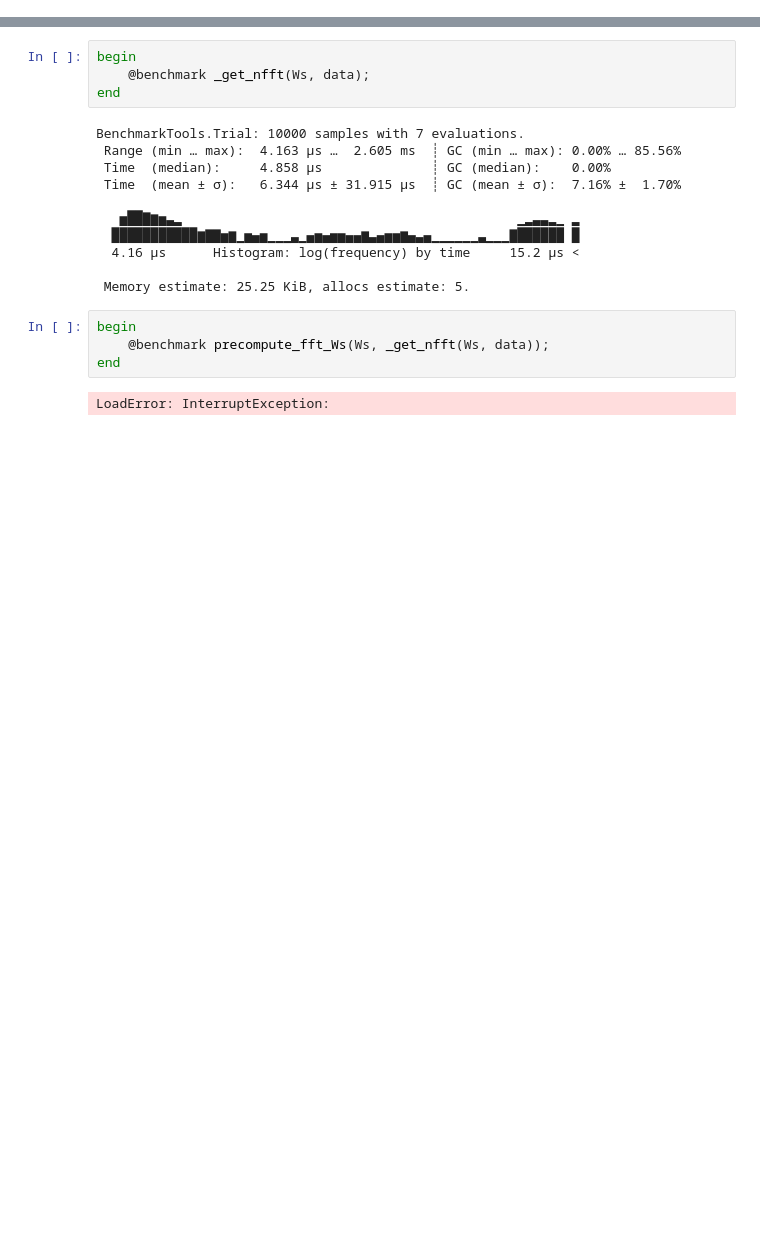
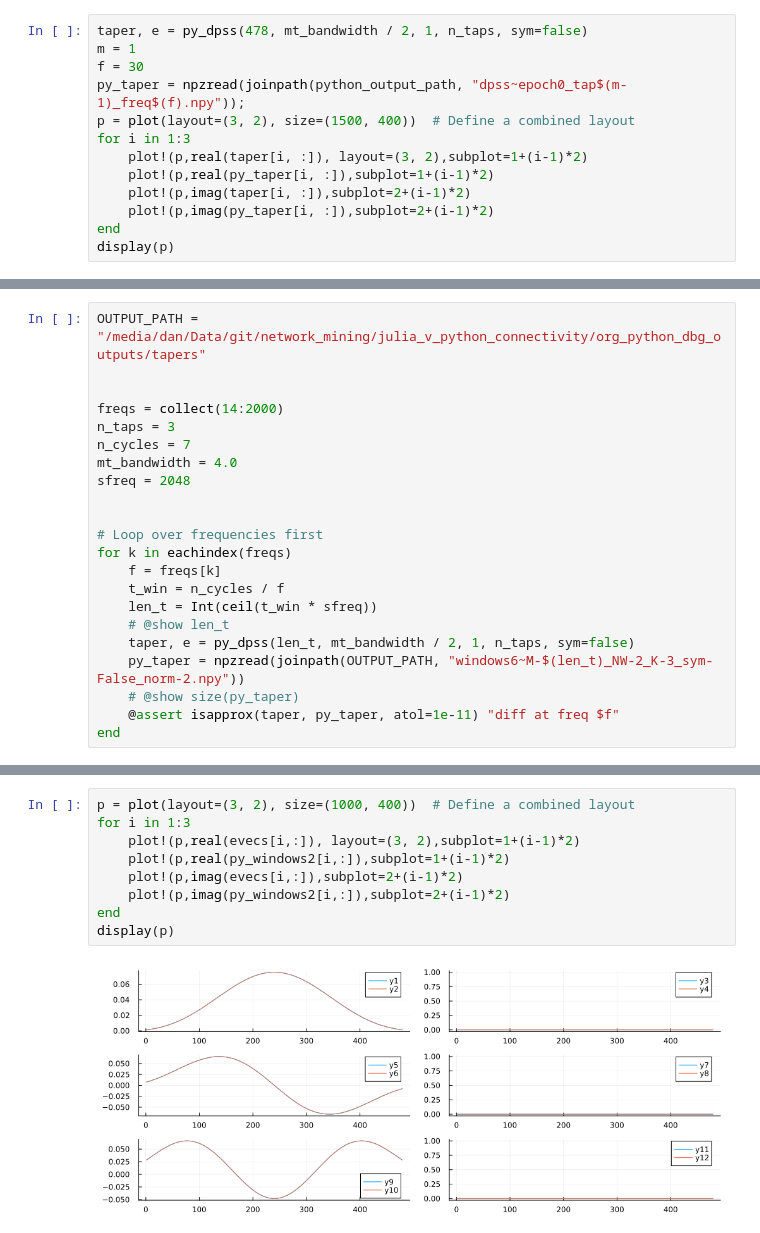
Before and after one commit to wendeldr/network_mining, a Jupyter notebook: julia_v_python_connectivity/temp.ipynb, the cells around one changed output, grey strips where cells are left out. Saved outputs shown, nothing was run; the diff lists cells and outputs as text; blank space fills up the shorter version.

```diff
--- a/julia_v_python_connectivity/temp.ipynb
+++ b/julia_v_python_connectivity/temp.ipynb
@@ -9,0 +303,13 @@ using BenchmarkTools
+# %%
+taper, e = py_dpss(478, mt_bandwidth / 2, 1, n_taps, sym=false)
+m = 1
+f = 30
+py_taper = npzread(joinpath(python_output_path, "dpss~epoch0_tap$(m-1)_freq$(f).npy"));
+p = plot(layout=(3, 2), size=(1500, 400))  # Define a combined layout
+for i in 1:3
+    plot!(p,real(taper[i, :]), layout=(3, 2),subplot=1+(i-1)*2)
+    plot!(p,real(py_taper[i, :]),subplot=1+(i-1)*2)
+    plot!(p,imag(taper[i, :]),subplot=2+(i-1)*2)
+    plot!(p,imag(py_taper[i, :]),subplot=2+(i-1)*2)
+end
+display(p)
@@ -9,0 +318,22 @@ using BenchmarkTools
+# %%
+OUTPUT_PATH = "/media/dan/Data/git/network_mining/julia_v_python_connectivity/org_python_dbg_outputs/tapers"
+
+
+freqs = collect(14:2000)
+n_taps = 3
+n_cycles = 7
+mt_bandwidth = 4.0
+sfreq = 2048
+
+
+# Loop over frequencies first
+for k in eachindex(freqs)
+    f = freqs[k]
+    t_win = n_cycles / f
+    len_t = Int(ceil(t_win * sfreq))
+    # @show len_t
+    taper, e = py_dpss(len_t, mt_bandwidth / 2, 1, n_taps, sym=false)
+    py_taper = npzread(joinpath(OUTPUT_PATH, "windows6~M-$(len_t)_NW-2_K-3_sym-False_norm-2.npy"))
+    # @show size(py_taper)
+    @assert isapprox(taper, py_taper, atol=1e-11) "diff at freq $f"
+end
@@ -64,21 +429,11 @@ end
-# %%
-begin
-    @benchmark _get_nfft(Ws, data);
-end
-# %% [output]
-BenchmarkTools.Trial: 10000 samples with 7 evaluations.
- Range (min … max):  4.163 μs …  2.605 ms  ┊ GC (min … max): 0.00% … 85.56%
- Time  (median):     4.858 μs              ┊ GC (median):    0.00%
- Time  (mean ± σ):   6.344 μs ± 31.915 μs  ┊ GC (mean ± σ):  7.16% ±  1.70%
-
-   ▅██▇▆▅▃▂                                           ▁▂▃▃▂▁ ▂
-  ███████████▆▇▇▅▆▁▅▄▅▁▁▁▃▁▄▅▄▅▅▄▄▆▃▄▅▅▆▄▃▄▁▁▁▁▁▁▃▁▁▁▇██████ █
-  4.16 μs      Histogram: log(frequency) by time     15.2 μs <
-
- Memory estimate: 25.25 KiB, allocs estimate: 5.
-# %%
-begin
-    @benchmark precompute_fft_Ws(Ws, _get_nfft(Ws, data));
-end
-# %% [output]
-LoadError: InterruptException:
+# %%
+p = plot(layout=(3, 2), size=(1000, 400))  # Define a combined layout
+for i in 1:3
+    plot!(p,real(evecs[i,:]), layout=(3, 2),subplot=1+(i-1)*2)
+    plot!(p,real(py_windows2[i,:]),subplot=1+(i-1)*2)
+    plot!(p,imag(evecs[i,:]),subplot=2+(i-1)*2)
+    plot!(p,imag(py_windows2[i,:]),subplot=2+(i-1)*2)
+end
+display(p)
+# %% [output]
+[figure, added]
```
Also changed, not shown: parts of 28 cells of this notebook, 4 other files.
